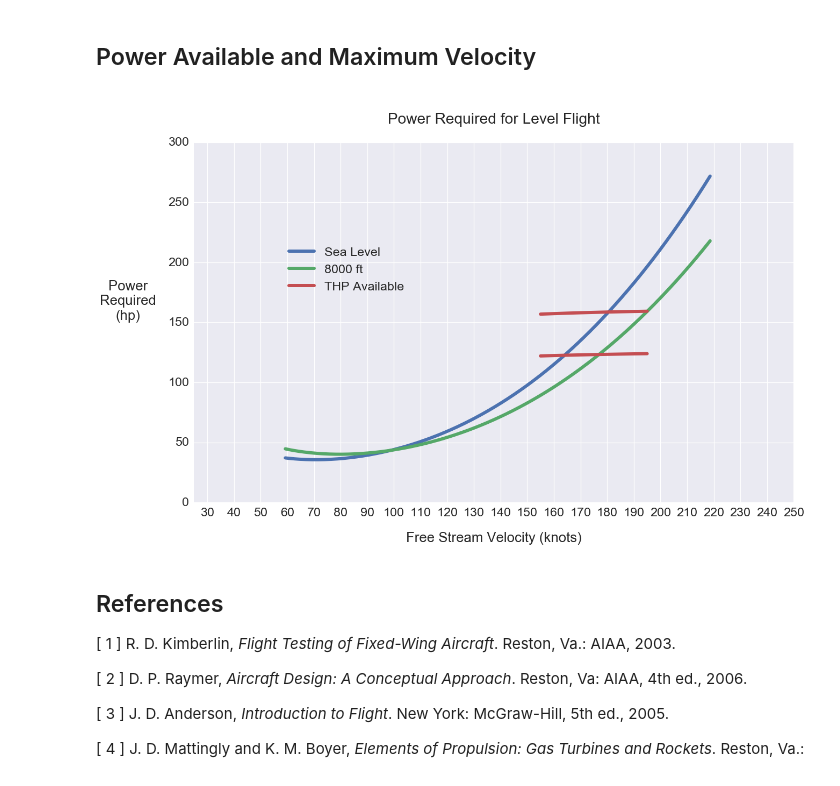
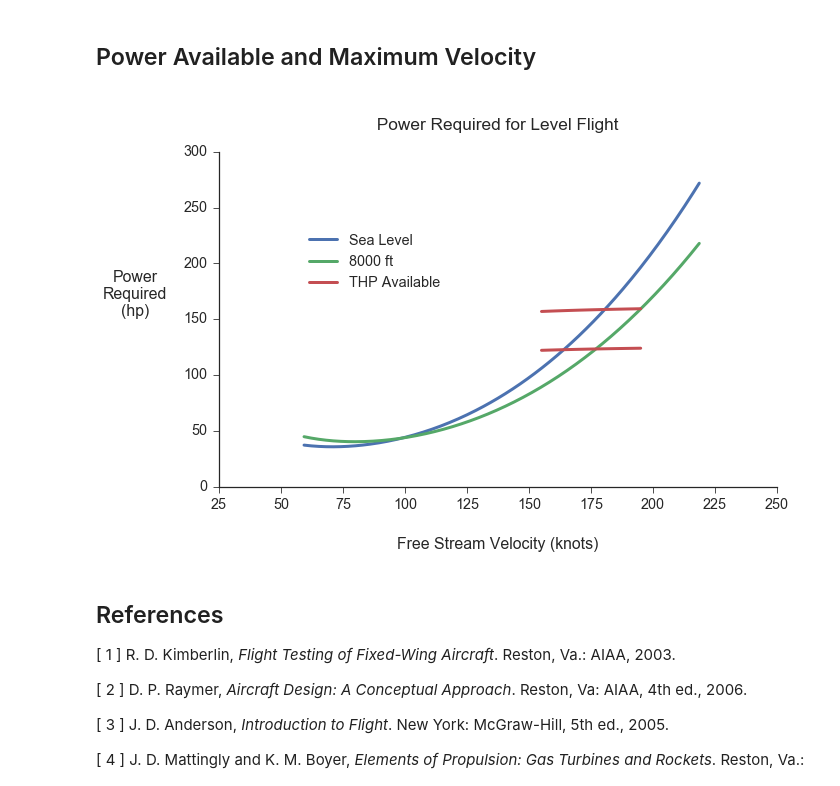
Before and after one commit to bws428/flight-performance-analysis, a Jupyter notebook: RV-8F Performance.ipynb, the cells around one changed output. Saved outputs shown, nothing was run; the diff lists cells and outputs as text; code cells hidden in the pictures.

```diff
--- a/RV-8F Performance.ipynb
+++ b/RV-8F Performance.ipynb
@@ -16,9 +16,10 @@ import matplotlib.ticker as ticker
 import seaborn as sns
 from skaero.atmosphere import coesa as atm
 # %%
-# Seaborn plot style
+# Plot style with Seaborn
 %matplotlib inline
-sns.set_context("talk", font_scale=1.8, rc={"lines.linewidth": 6, "figure.figsize":(20,12)})
+sns.set_context("paper", font_scale=1.8, rc={"lines.linewidth": 3, "figure.figsize": (10,6)})
+sns.set_style("ticks")
 # %% [markdown]
 ## Van's Aircraft RV-8 Specifications
 Ref: https://www.vansaircraft.com/public/rv8specs.htm
@@ -427,37 +431,38 @@ def plot_max_speed(V, altitude, V_range, BHPa, prop_eta):
     # Thrust required (lbs)
     Tr = W / (CL / CD)
 
     # Power required (hp)
     Pr = (Tr * V) / 550
 
     # Thrust horsepower available
     THPa_0 = io360_bhp[0] * eta_0
     THPa_8 = io360_bhp[8000] * eta_8
 
     # Add a curve (1 ft/s = 0.592484 knots)
     plt.plot(V*0.592484, Pr)
     plt.plot(V_range_0, THPa_0, color="#c44e52")
     plt.plot(V_range_8, THPa_8, color="#c44e52")
 
     # Locate the axis labels and limits
     ax = plt.gca()
     ax.set_xlim([25,250])
     ax.set_ylim([0,300])
-    ax.xaxis.set_label_coords(0.5, -0.08)
-    ax.yaxis.set_label_coords(-0.11, 0.5)
+    ax.xaxis.set_label_coords(0.5, -0.15)
+    ax.yaxis.set_label_coords(-0.15, 0.5)
 
-    ax.xaxis.set_major_locator(ticker.MultipleLocator(10))
+    ax.xaxis.set_major_locator(ticker.MultipleLocator(25))
 
     # Add title and axis labels
     plt.legend(legend,loc=(0.15, 0.57))
     plt.title("\n Power Required for Level Flight \n")
     plt.ylabel('Power\nRequired\n(hp)', rotation=0)
     plt.xlabel('Free Stream Velocity (knots)')
+    sns.despine(trim=True)
     plt.show()
 
 plot_max_speed(V, 8000, V_range_8, io360_bhp[8000], eta_8)
 # %% [output]
-[figure, old version]
+[figure, new version]
 # %% [markdown]
 <h2 id="ref">References</h2>
 
```
Also changed, not shown: parts of 3 cells of this notebook.
